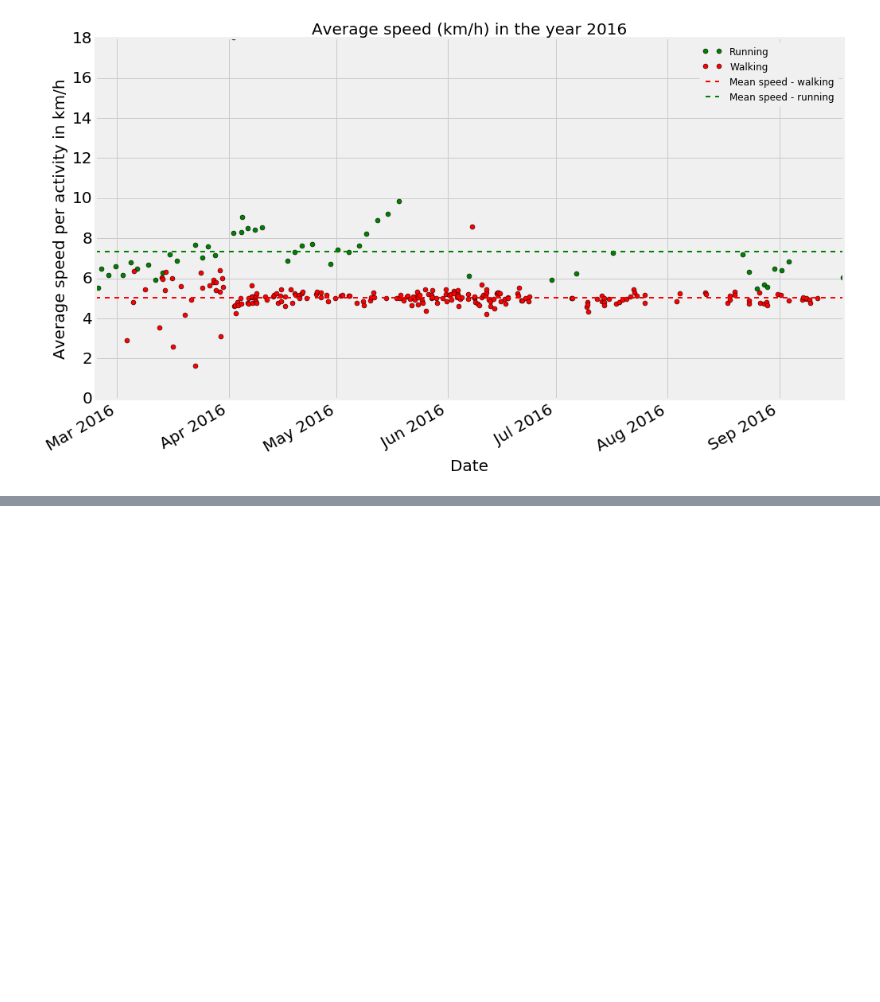
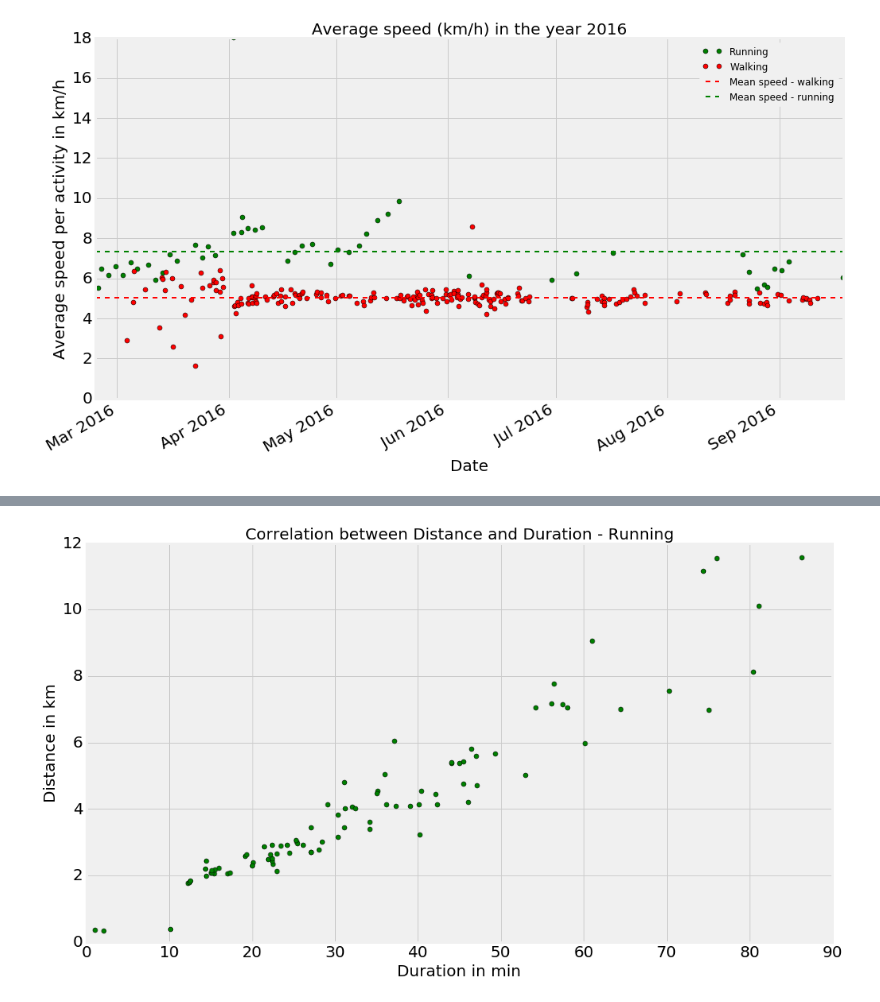
Before and after one commit to harshkn/Runkeeper-Analysis, a Jupyter notebook: runkeeper.ipynb, the cells around one changed output, grey strips where cells are left out. Cells and saved outputs as stored; diff of their text form; code cells hidden in the pictures; blank space fills up the shorter version.

```diff
--- a/runkeeper.ipynb
+++ b/runkeeper.ipynb
@@ -253,0 +348,34 @@ plt.style.available
+# %%
+#Correlation between Distance and Duration
+run_dist_dur = pd.DataFrame()
+run_dist_dur[['Date','Distance','Duration']] = run_data[['Date', 'Distance (km)','Duration']]
+# run_dist_dur['Duration'] = run_dist_dur['Duration'].str.replace(':','.')
+# run_dist_dur['Duration'] = run_dist_dur['Duration'].astype(float)
+# temp_data =  pd.to_datetime(run_dist_dur['Duration'])
+temp_data = run_dist_dur['Duration'].str.split(':')
+# print temp_data.head()
+duration_data = []
+for each_entry in temp_data:
+    if len(each_entry) <= 2:
+        dur = each_entry[0]+'.'+each_entry[1]
+        duration_data.append(dur)
+    else:
+        key1 = (int(each_entry[0]) * 60) + int(each_entry[1])
+        dur = str(key1)+'.'+each_entry[2]
+        duration_data.append(dur)
+#         print dur
+run_dist_dur['Duration'] = duration_data
+run_dist_dur['Duration'] = run_dist_dur['Duration'].astype(float)
+
+# run_dist_dur.info()
+plt.plot(run_dist_dur['Duration'],run_dist_dur['Distance'],marker='o', linestyle = 'None' ,color='g' )
+
+plt.title('Correlation between Distance and Duration - Running', fontsize = fsz)
+plt.tick_params(axis='both', which='major', labelsize=fsz)
+
+plt.ylabel('Distance in km', fontsize = fsz)
+plt.xlabel('Duration in min',fontsize = fsz)
+
+plt.savefig('correlation-running.png',transparent=True, bbox_inches='tight', pad_inches=0)
+# %% [output]
+[figure, added]
```
Also changed, not shown: parts of 7 cells of this notebook, 12 other files.
